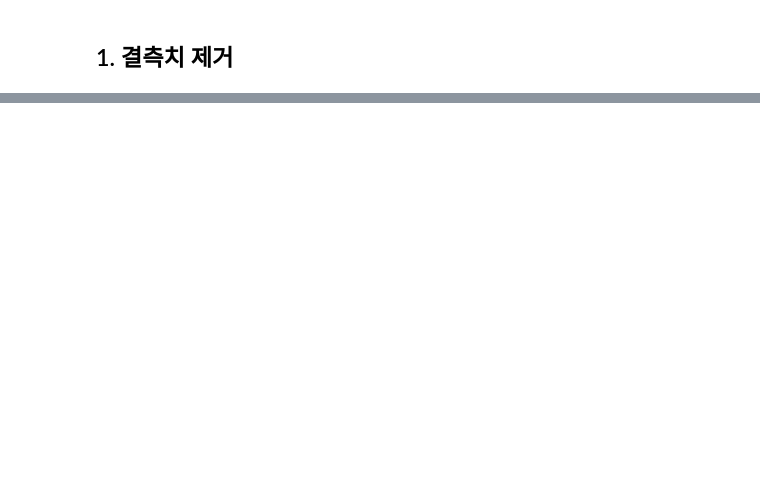
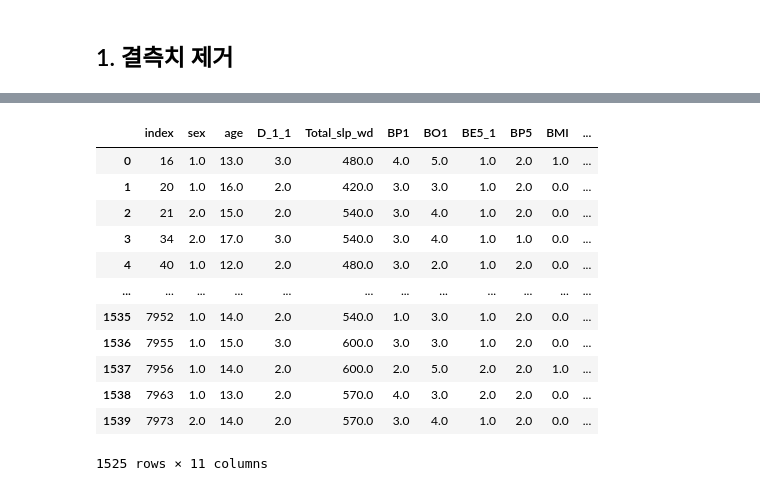
Before and after one commit to rlagywns0213/Datamining, a Jupyter notebook: datapreprocessing.ipynb, the cells around one changed output, grey strips where cells are left out. Saved outputs shown, nothing was run; the diff lists cells and outputs as text; code cells hidden in the pictures; blank space fills up the shorter version.

Commit message:
Data preprocessing

```diff
--- a/datapreprocessing.ipynb
+++ b/datapreprocessing.ipynb
@@ -313,0 +297,30 @@ df_delete
+# %%
+def remove_outlier(d_cp, column):
+    fraud_column_data = d_cp[column]
+    quan_25 = np.percentile(fraud_column_data, 25)
+    quan_75 = np.percentile(fraud_column_data, 75)
+
+    iqr = quan_75 - quan_25
+    iqr = iqr * 1.5
+    lowest = quan_25 - iqr
+    highest = quan_75 + iqr
+    outlier_index = fraud_column_data[(fraud_column_data<lowest) | (fraud_column_data > highest)].index
+    d_cp.drop(outlier_index, axis=0, inplace=True)
+    return d_cp
+# %%
+df_remove = remove_outlier(df_delete, "SitTime")
+df_remove
+# %% [output]
+|  | index | sex | age | D_1_1 | Total_slp_wd | BP1 | BO1 | BE5_1 | BP5 | BMI | ... |
+| 0 | 16 | 1.0 | 13.0 | 3.0 | 480.0 | 4.0 | 5.0 | 1.0 | 2.0 | 1.0 | ... |
+| 1 | 20 | 1.0 | 16.0 | 2.0 | 420.0 | 3.0 | 3.0 | 1.0 | 2.0 | 0.0 | ... |
+| 2 | 21 | 2.0 | 15.0 | 2.0 | 540.0 | 3.0 | 4.0 | 1.0 | 2.0 | 0.0 | ... |
+| 3 | 34 | 2.0 | 17.0 | 3.0 | 540.0 | 3.0 | 4.0 | 1.0 | 1.0 | 0.0 | ... |
+| 4 | 40 | 1.0 | 12.0 | 2.0 | 480.0 | 3.0 | 2.0 | 1.0 | 2.0 | 0.0 | ... |
+| ... | ... | ... | ... | ... | ... | ... | ... | ... | ... | ... | ... |
+| 1535 | 7952 | 1.0 | 14.0 | 2.0 | 540.0 | 1.0 | 3.0 | 1.0 | 2.0 | 0.0 | ... |
+| 1536 | 7955 | 1.0 | 15.0 | 3.0 | 600.0 | 3.0 | 3.0 | 1.0 | 2.0 | 0.0 | ... |
+| 1537 | 7956 | 1.0 | 14.0 | 2.0 | 600.0 | 2.0 | 5.0 | 2.0 | 2.0 | 1.0 | ... |
+| 1538 | 7963 | 1.0 | 13.0 | 2.0 | 570.0 | 4.0 | 3.0 | 2.0 | 2.0 | 0.0 | ... |
+| 1539 | 7973 | 2.0 | 14.0 | 2.0 | 570.0 | 3.0 | 4.0 | 1.0 | 2.0 | 0.0 | ... |
+1525 rows × 11 columns
```
Also changed, not shown: parts of 46 cells of this notebook.
